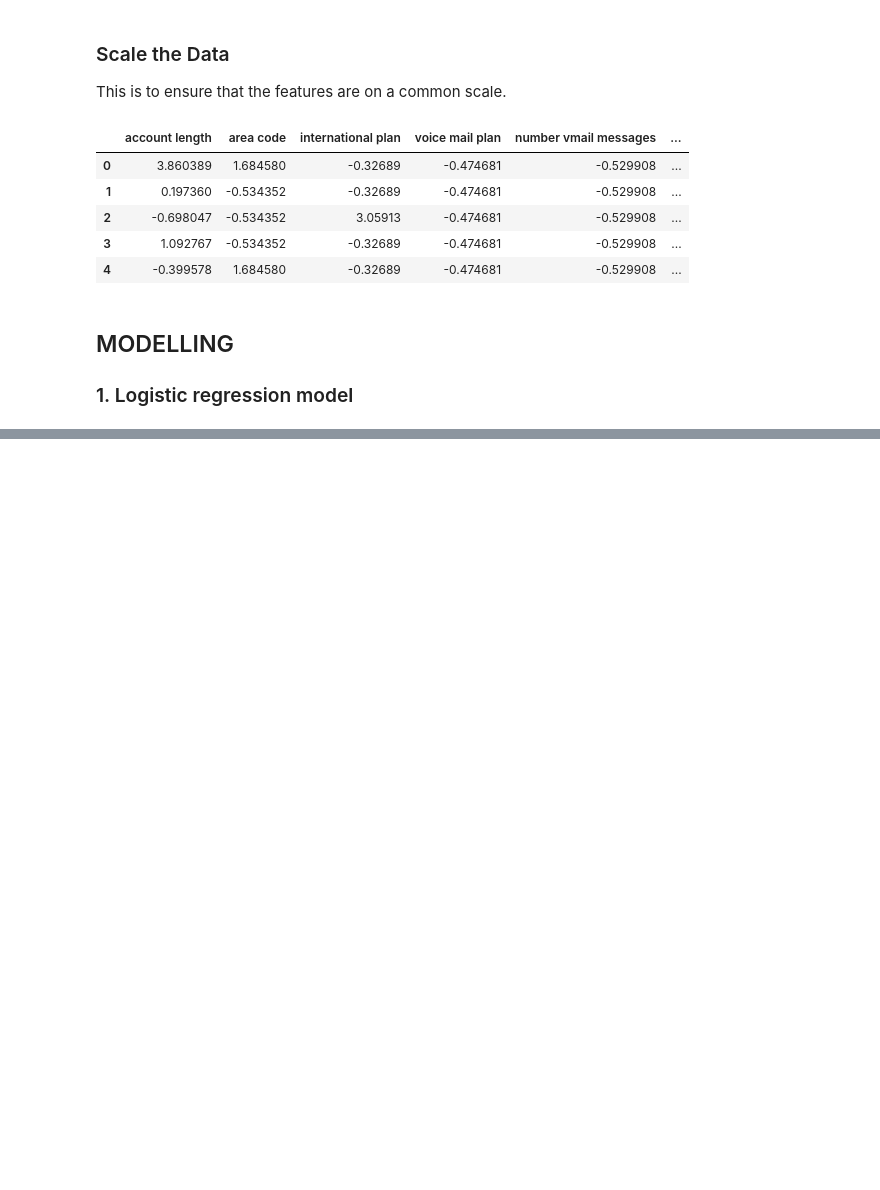
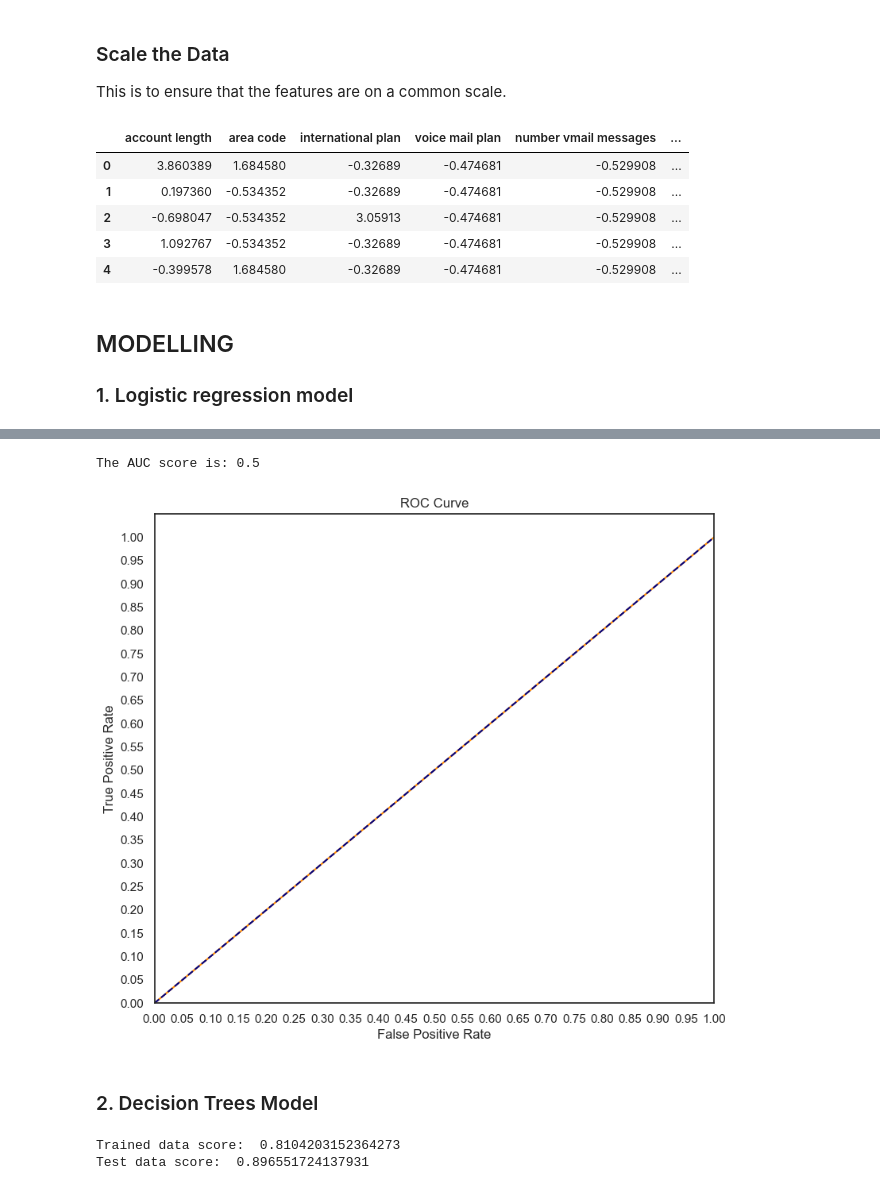
Before and after one commit to JEr1yAnalst/Phase-3-project-Machinelearning, a Jupyter notebook: index.ipynb, the cells around one changed output, grey strips where cells are left out. Drawn from its saved outputs; the diff is of its cells as text; code cells hidden in the pictures; blank space fills up the shorter version.

```diff
--- a/index.ipynb
+++ b/index.ipynb
@@ -460,0 +510,44 @@ y_base_pred = base_model.predict(X_test_scaled)
+# %%
+# Calculate the ROC curve
+y_pred_prob = base_model.predict_proba(X_test)[:, 1]
+fpr, tpr, thresholds = roc_curve(y_test, y_pred_prob)
+# Calculate the area under the ROC curve
+auc = roc_auc_score(y_test, y_pred_prob)
+
+# Plot the ROC curve
+plt.figure(figsize=(20,8))
+plt.subplot(1,2,1)
+plt.plot(fpr, tpr,color='darkorange')
+plt.plot([0, 1], [0, 1], color='navy', linestyle='--')
+plt.xlim([0.0, 1.0])
+plt.ylim([0.0, 1.05])
+plt.yticks([i/20.0 for i in range(21)])
+plt.xticks([i/20.0 for i in range(21)])
+plt.xlabel("False Positive Rate")
+plt.ylabel("True Positive Rate")
+plt.title("ROC Curve")
+
+#print AUC
+print('The AUC score is:', auc )
+# %% [output]
+The AUC score is: 0.5
+[figure, added]
+# %% [markdown]
+### 2. Decision Trees Model
+# %%
+# Decision tree model classifier
+d_t = DecisionTreeClassifier(random_state=42, max_depth=5)
+
+d_t.fit(X_train_scaled, y_train_resampled)
+y_tree_pred = d_t.predict(X_test_scaled)
+
+# Scoring on trained data
+tree_train_score = d_t.score(X_train_scaled, y_train_resampled)
+print('Trained data score: ', tree_train_score)
+
+# Scoring on test data
+tree_test_score = d_t.score(X_test_scaled, y_test)
+print('Test data score: ', tree_test_score)
+# %% [output]
+Trained data score:  0.8104203152364273
+Test data score:  0.896551724137931
```
Also changed, not shown: parts of 5 cells of this notebook.
